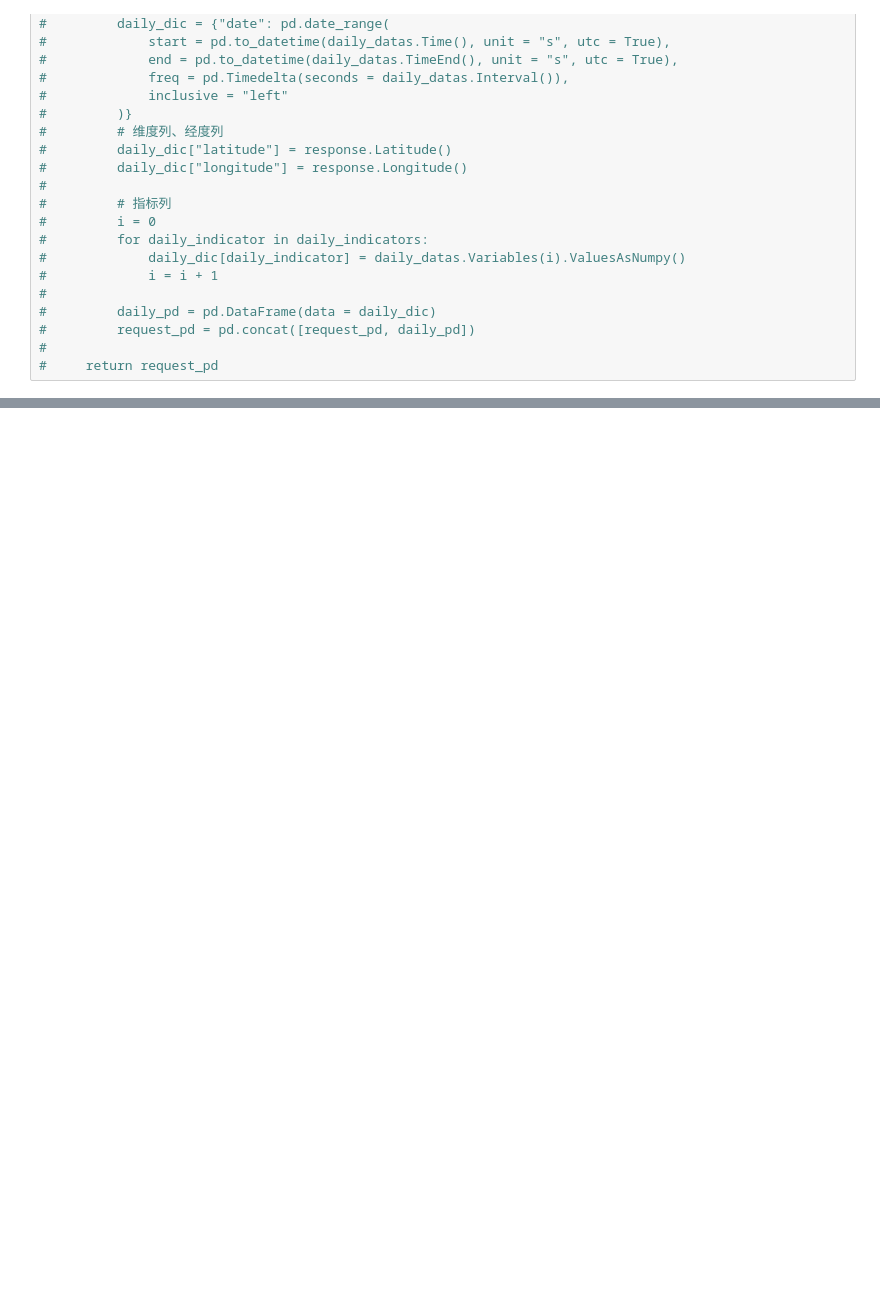
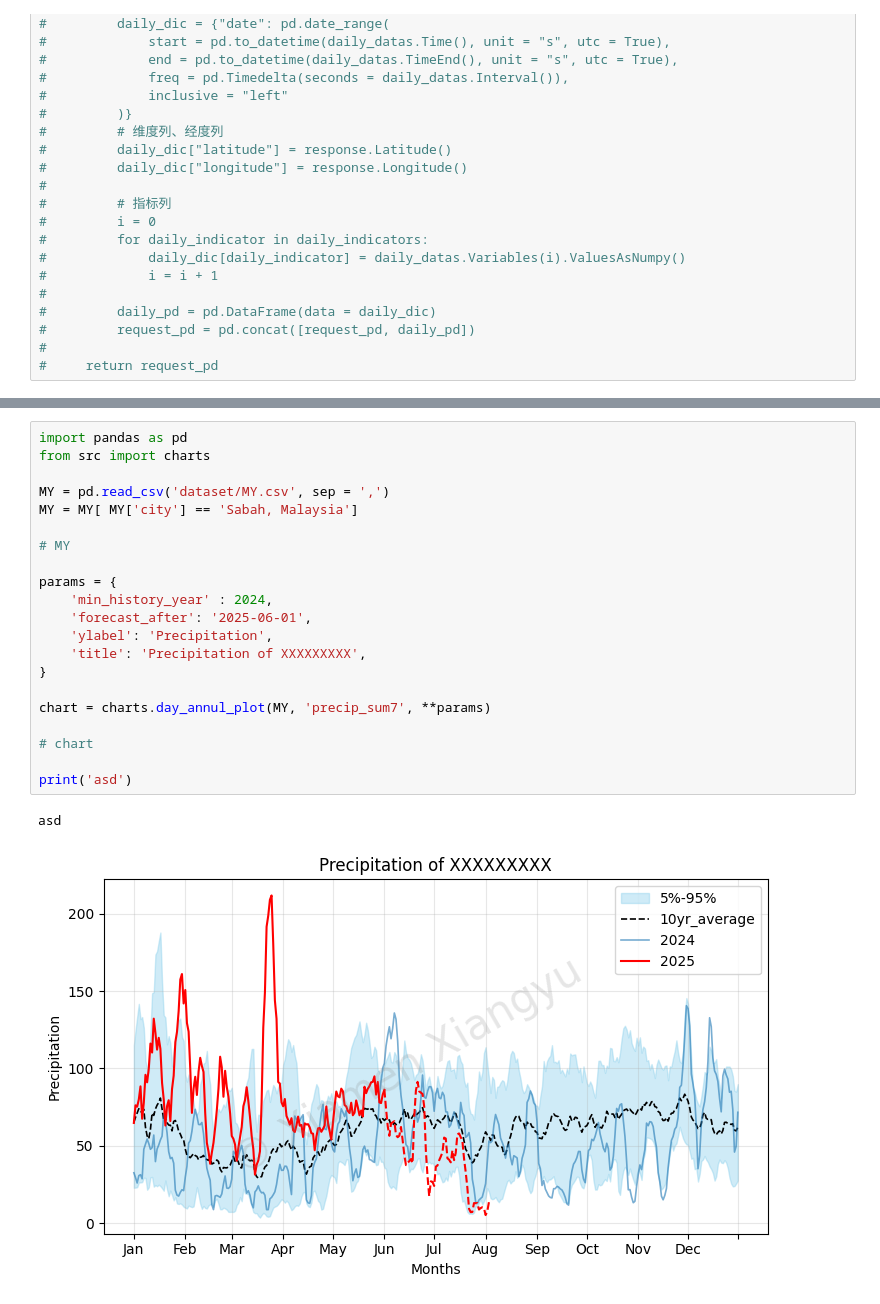
Before and after one commit to xianrr/weather, a Jupyter notebook: open-meteo/om-test-02.ipynb, the cells around one changed output, grey strips where cells are left out. Drawn from its saved outputs; the diff is of its cells as text; blank space fills up the shorter version.

```diff
--- a/open-meteo/om-test-02.ipynb
+++ b/open-meteo/om-test-02.ipynb
@@ -108,0 +126,24 @@ test_pd_with_name
+# %%
+import pandas as pd
+from src import charts
+
+MY = pd.read_csv('dataset/MY.csv', sep = ',')
+MY = MY[ MY['city'] == 'Sabah, Malaysia']
+
+# MY
+
+params = {
+    'min_history_year' : 2024,
+    'forecast_after': '2025-06-01',
+    'ylabel': 'Precipitation',
+    'title': 'Precipitation of XXXXXXXXX',
+}
+
+chart = charts.day_annul_plot(MY, 'precip_sum7', **params)
+
+# chart
+
+print('asd')
+# %% [output]
+asd
+[figure, added]
```
Also changed, not shown: parts of 2 cells of this notebook, 3 other files.
